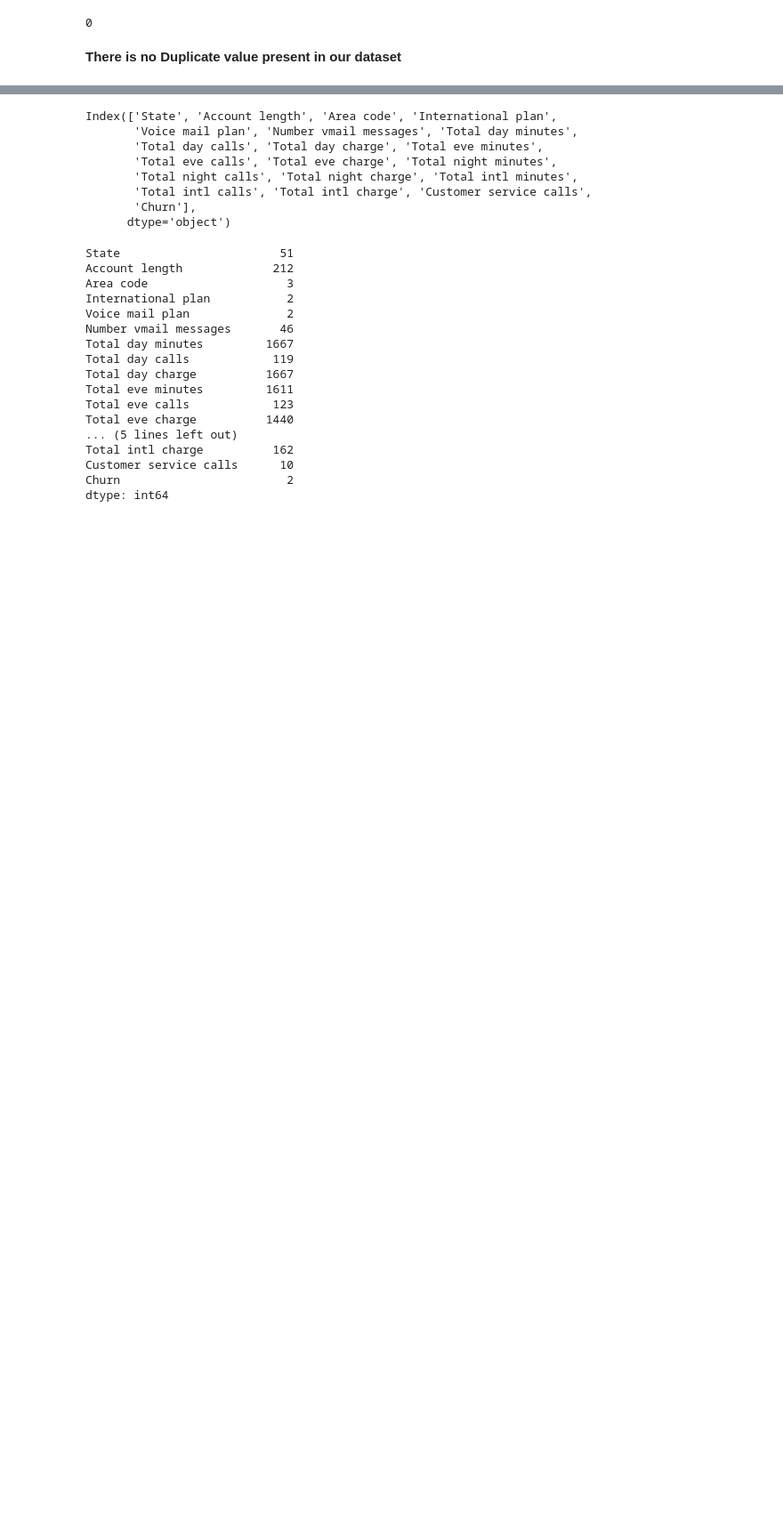
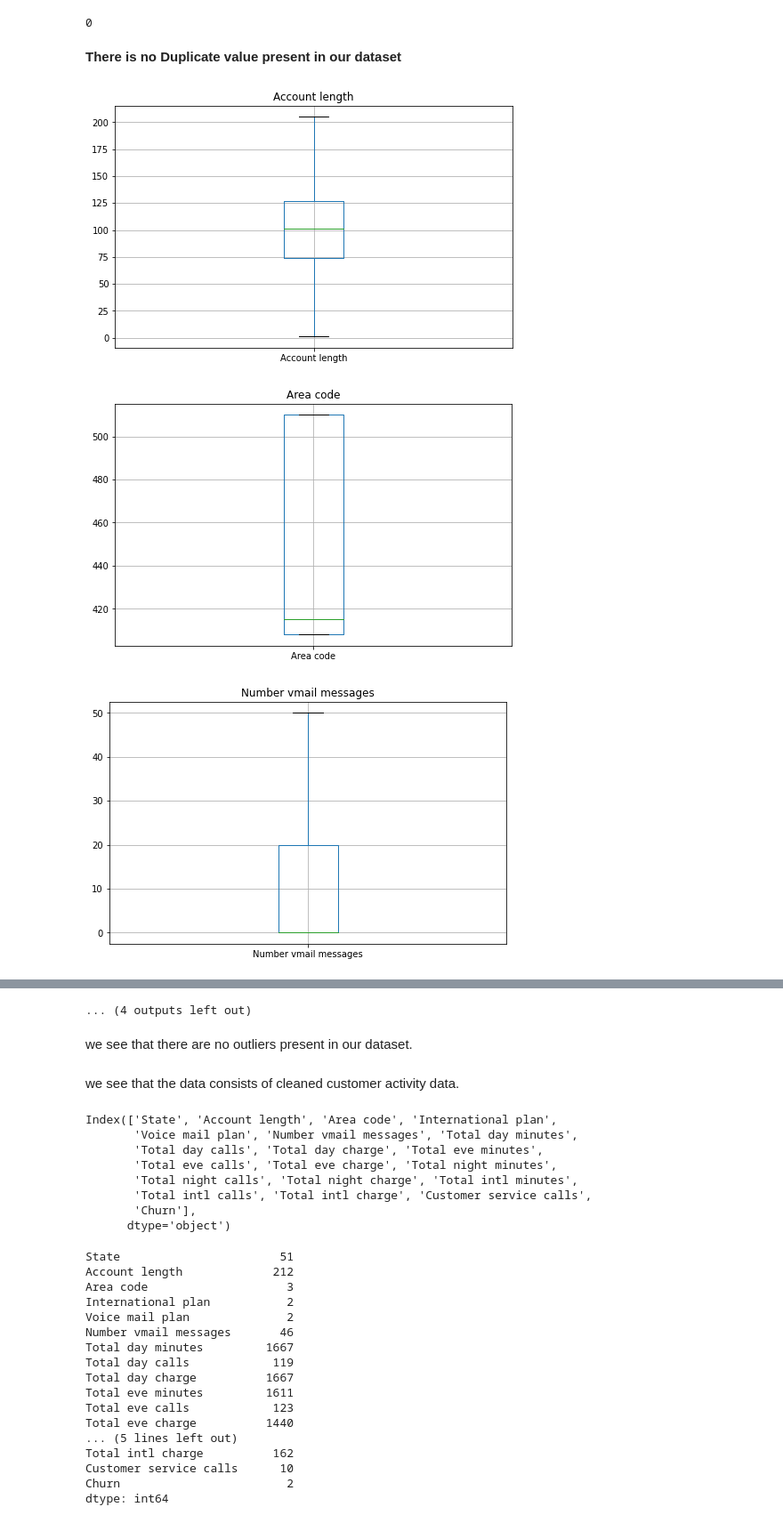
Before and after one commit to Roy-Subhankar/Telecom-Churn-Analysis, a Jupyter notebook: Subhankar_Roy_Telecom_Churn_Analysis_Capstone_Project.ipynb, the cells around one changed output, grey strips where cells are left out. Shown: that part at 89% size. Saved outputs shown, nothing was run; the diff lists cells and outputs as text; code cells hidden in the pictures; blank space fills up the shorter version.

```diff
--- a/Subhankar_Roy_Telecom_Churn_Analysis_Capstone_Project.ipynb
+++ b/Subhankar_Roy_Telecom_Churn_Analysis_Capstone_Project.ipynb
@@ -116,13 +116,3 @@ plt.show()
 [figure]
 # %% [markdown]
 **There is no null value present in our dataset**
-# %%
-#Outlier detection
-numeric_features= dataset.describe().columns
-for col in numeric_features:
-    fig = plt.figure(figsize=(9, 6))
-    ax = fig.gca()
-    dataset.boxplot( col, ax = ax)
-    ax.set_title('Label by ' + col)
-    #ax.set_ylabel("Churn")
-plt.show()
@@ -149,3 +123,16 @@ len(dataset[dataset.duplicated()])
 0
 # %% [markdown]
 **There is no Duplicate value present in our dataset**
+# %%
+#Outlier detection
+numeric_columns= dataset.describe().columns
+for col in numeric_columns:
+    fig = plt.figure(figsize=(8, 5))
+    ax = fig.gca()
+    dataset.boxplot( col, ax = ax,sym='')
+    ax.set_title(col)
+plt.show()
+# %% [output]
+[figure, added]
+[figure, added]
+[figure, added]
@@ -152,3 +148,8 @@ len(dataset[dataset.duplicated()])
+... (4 outputs left out)
+# %% [markdown]
+we see that there are no outliers present in our dataset.
+# %% [markdown]
+we see that the data consists of cleaned customer activity data.
 # %%
 #printing all The columns
 dataset.columns
```
Also changed, not shown: parts of 25 cells of this notebook.
